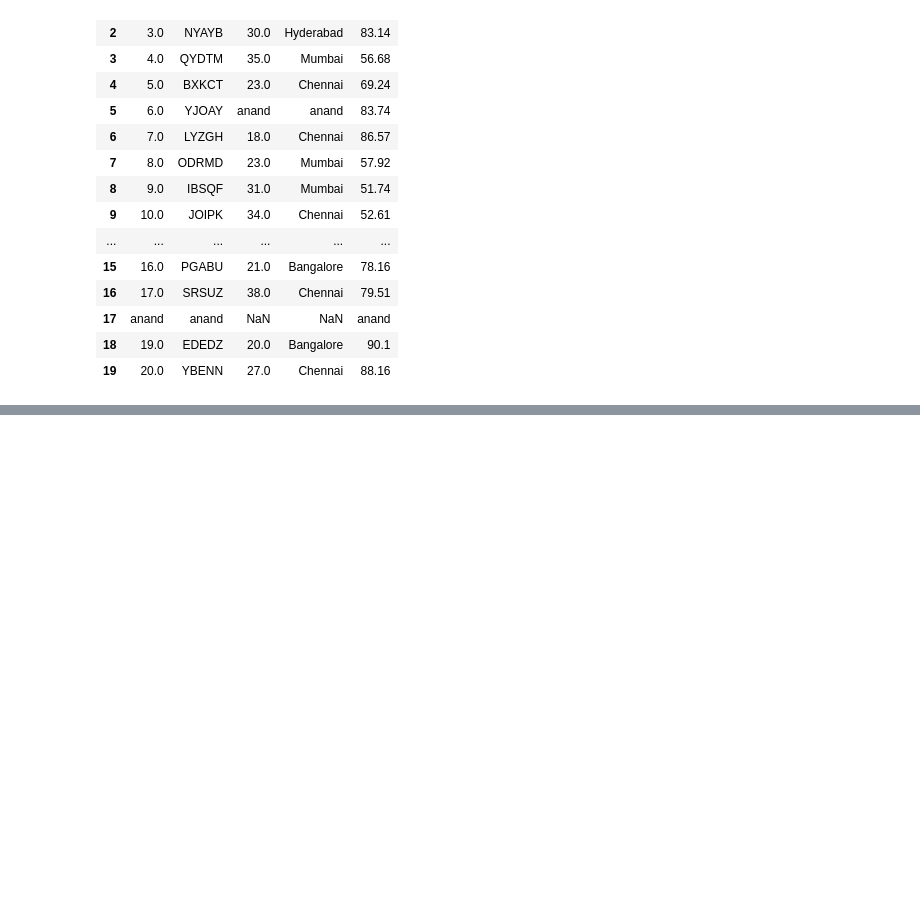
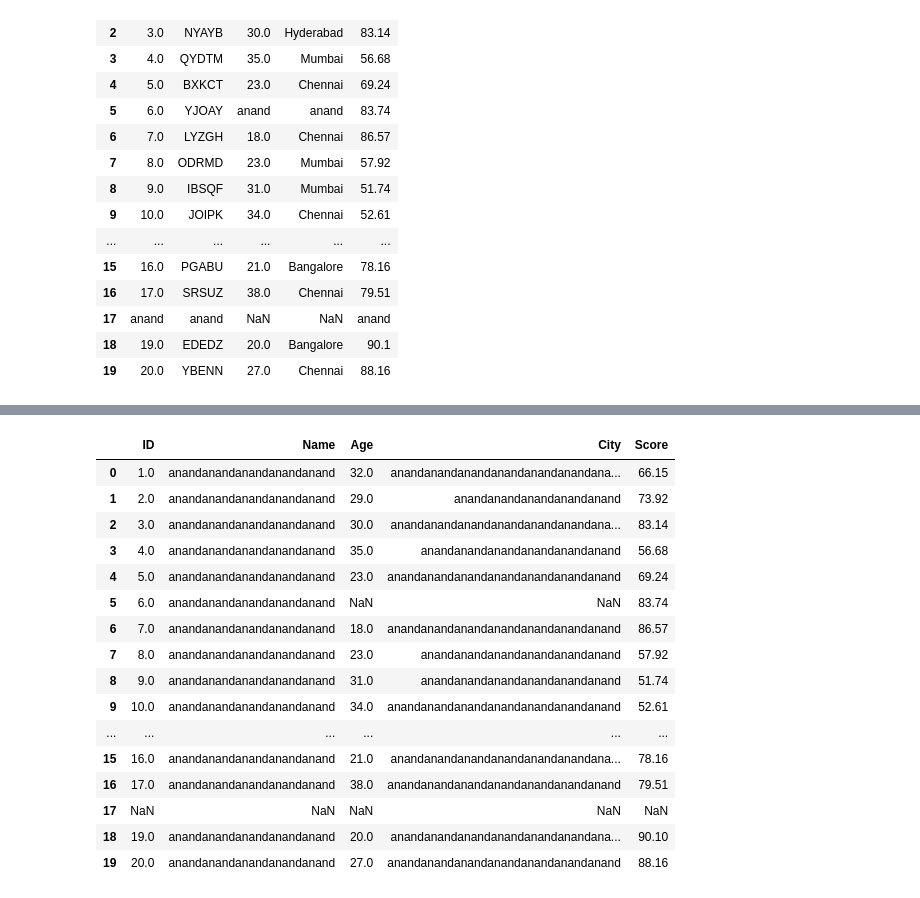
Before and after one commit to YuganandSree/ml-learning, a Jupyter notebook: pandas/pandas.ipynb, the cells around one changed output, grey strips where cells are left out. Saved outputs shown, nothing was run; the diff lists cells and outputs as text; code cells hidden in the pictures; blank space fills up the shorter version.

```diff
--- a/pandas/pandas.ipynb
+++ b/pandas/pandas.ipynb
@@ -942,0 +1005,20 @@ raw_data.fillna("anand",limit =2)
+# %%
+raw_data.replace("[A-Za-z]","anand",regex=True)
+# %% [output]
+|  | ID | Name | Age | City | Score |
+| 0 | 1.0 | anandanandanandanandanand | 32.0 | anandanandanandanandanandanandana... | 66.15 |
+| 1 | 2.0 | anandanandanandanandanand | 29.0 | anandanandanandanandanand | 73.92 |
+| 2 | 3.0 | anandanandanandanandanand | 30.0 | anandanandanandanandanandanandana... | 83.14 |
+| 3 | 4.0 | anandanandanandanandanand | 35.0 | anandanandanandanandanandanand | 56.68 |
+| 4 | 5.0 | anandanandanandanandanand | 23.0 | anandanandanandanandanandanandanand | 69.24 |
+| 5 | 6.0 | anandanandanandanandanand | NaN | NaN | 83.74 |
+| 6 | 7.0 | anandanandanandanandanand | 18.0 | anandanandanandanandanandanandanand | 86.57 |
+| 7 | 8.0 | anandanandanandanandanand | 23.0 | anandanandanandanandanandanand | 57.92 |
+| 8 | 9.0 | anandanandanandanandanand | 31.0 | anandanandanandanandanandanand | 51.74 |
+| 9 | 10.0 | anandanandanandanandanand | 34.0 | anandanandanandanandanandanandanand | 52.61 |
+| ... | ... | ... | ... | ... | ... |
+| 15 | 16.0 | anandanandanandanandanand | 21.0 | anandanandanandanandanandanandana... | 78.16 |
+| 16 | 17.0 | anandanandanandanandanand | 38.0 | anandanandanandanandanandanandanand | 79.51 |
+| 17 | NaN | NaN | NaN | NaN | NaN |
+| 18 | 19.0 | anandanandanandanandanand | 20.0 | anandanandanandanandanandanandana... | 90.10 |
+| 19 | 20.0 | anandanandanandanandanand | 27.0 | anandanandanandanandanandanandanand | 88.16 |
```
Also changed, not shown: parts of 29 cells of this notebook.
